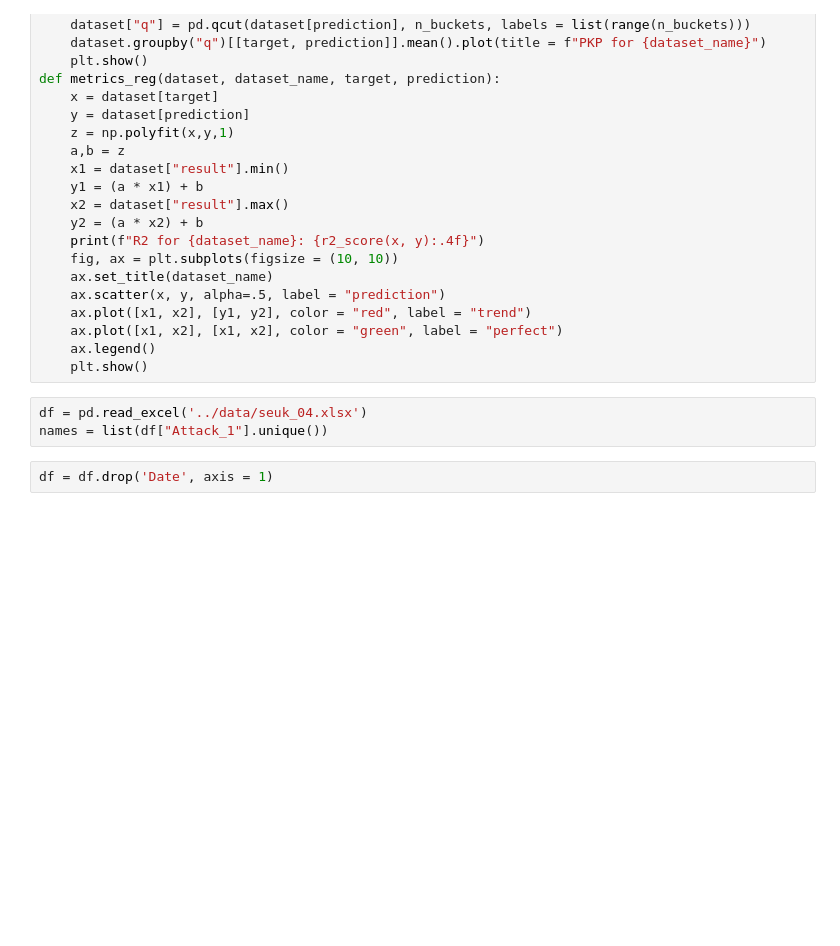
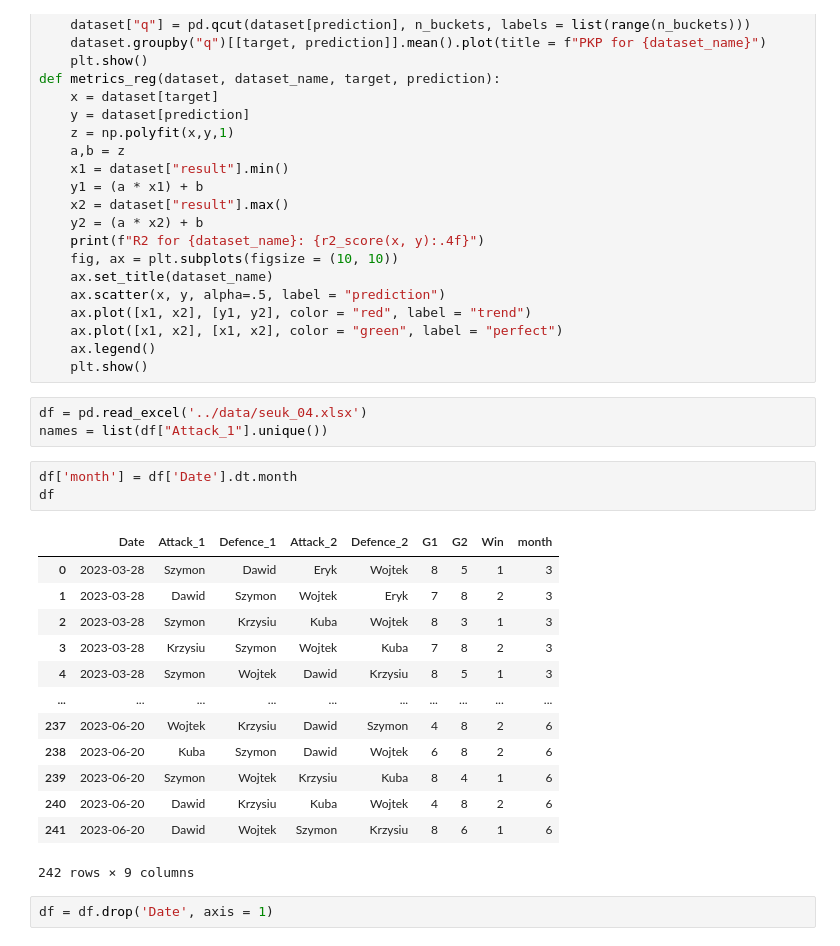
Before and after one commit to Szymkie/foosball, a Jupyter notebook: modeling/data_preparation.ipynb, the cells around one changed output. Cells and saved outputs as stored; diff of their text form; blank space fills up the shorter version.

```diff
--- a/modeling/data_preparation.ipynb
+++ b/modeling/data_preparation.ipynb
@@ -76,6 +76,23 @@ def metrics_reg(dataset, dataset_name, target, prediction):
 # %%
 df = pd.read_excel('../data/seuk_04.xlsx')
 names = list(df["Attack_1"].unique())
+# %%
+df['month'] = df['Date'].dt.month
+df
+# %% [output]
+|  | Date | Attack_1 | Defence_1 | Attack_2 | Defence_2 | G1 | G2 | Win | month |
+| 0 | 2023-03-28 | Szymon | Dawid | Eryk | Wojtek | 8 | 5 | 1 | 3 |
+| 1 | 2023-03-28 | Dawid | Szymon | Wojtek | Eryk | 7 | 8 | 2 | 3 |
+| 2 | 2023-03-28 | Szymon | Krzysiu | Kuba | Wojtek | 8 | 3 | 1 | 3 |
+| 3 | 2023-03-28 | Krzysiu | Szymon | Wojtek | Kuba | 7 | 8 | 2 | 3 |
+| 4 | 2023-03-28 | Szymon | Wojtek | Dawid | Krzysiu | 8 | 5 | 1 | 3 |
+| ... | ... | ... | ... | ... | ... | ... | ... | ... | ... |
+| 237 | 2023-06-20 | Wojtek | Krzysiu | Dawid | Szymon | 4 | 8 | 2 | 6 |
+| 238 | 2023-06-20 | Kuba | Szymon | Dawid | Wojtek | 6 | 8 | 2 | 6 |
+| 239 | 2023-06-20 | Szymon | Wojtek | Krzysiu | Kuba | 8 | 4 | 1 | 6 |
+| 240 | 2023-06-20 | Dawid | Krzysiu | Kuba | Wojtek | 4 | 8 | 2 | 6 |
+| 241 | 2023-06-20 | Dawid | Wojtek | Szymon | Krzysiu | 8 | 6 | 1 | 6 |
+242 rows × 9 columns
 # %%
 df = df.drop('Date', axis = 1)
 # %%
```
Also changed, not shown: 3 other files.
